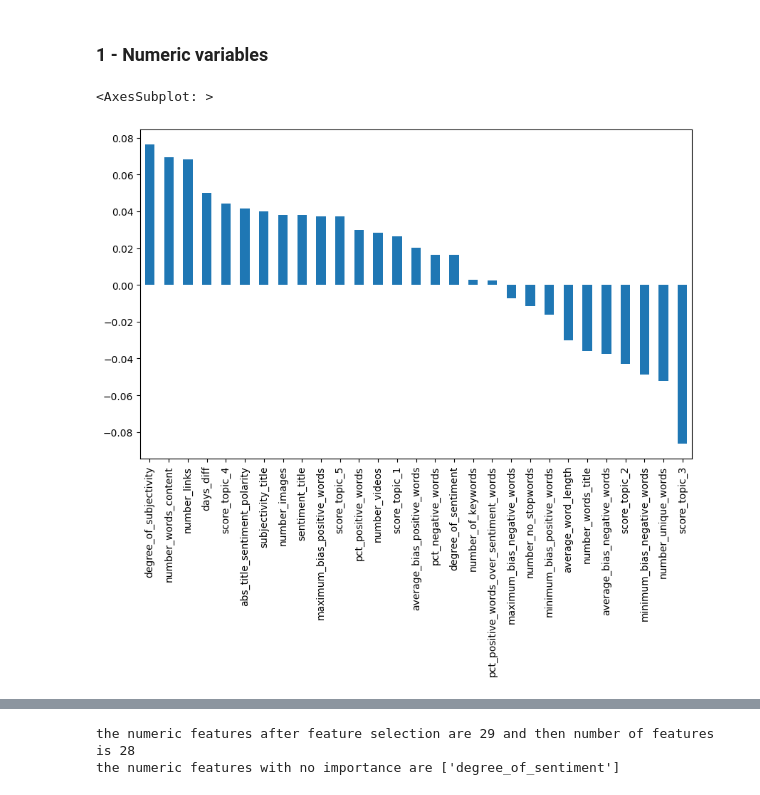
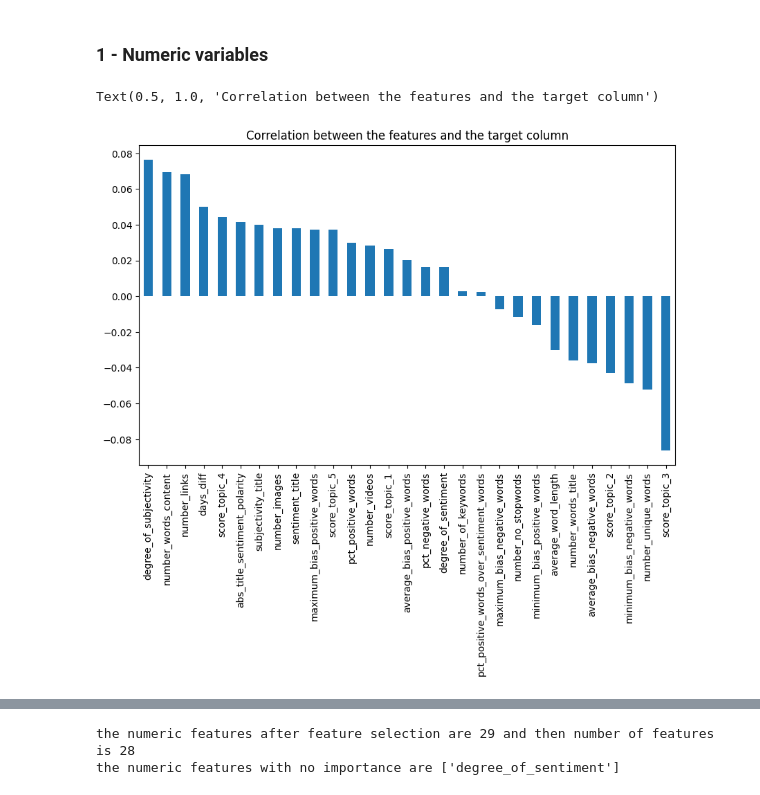
Before and after one commit to marcosdh1987/post-evaluator, a Jupyter notebook: notebooks/02-Data-Preprocessing.ipynb, the cells around one changed output, grey strips where cells are left out. Saved outputs shown, nothing was run; the diff lists cells and outputs as text; code cells hidden in the pictures.

```diff
--- a/notebooks/02-Data_Preprocessing.ipynb
+++ b/notebooks/02-Data-Preprocessing.ipynb
@@ -470,14 +470,16 @@ y = y_sm
 # %%
 #calculate the correlation between the features and the target column
 
 correlations = df[numeric_features + [target_col]].corr()[target_col][:-1].sort_values(ascending=False)
 
 #plot the correlations from highest to lowest
 
 correlations.plot.bar(figsize=(10, 6))
+#add title
+plt.title('Correlation between the features and the target column')
 # %% [output]
-<AxesSubplot: >
+Text(0.5, 1.0, 'Correlation between the features and the target column')
-[figure, old version]
+[figure, new version]
 # %%
 ### Feature Selection
 
```
Also changed, not shown: parts of 12 cells of this notebook, 13 other files.
